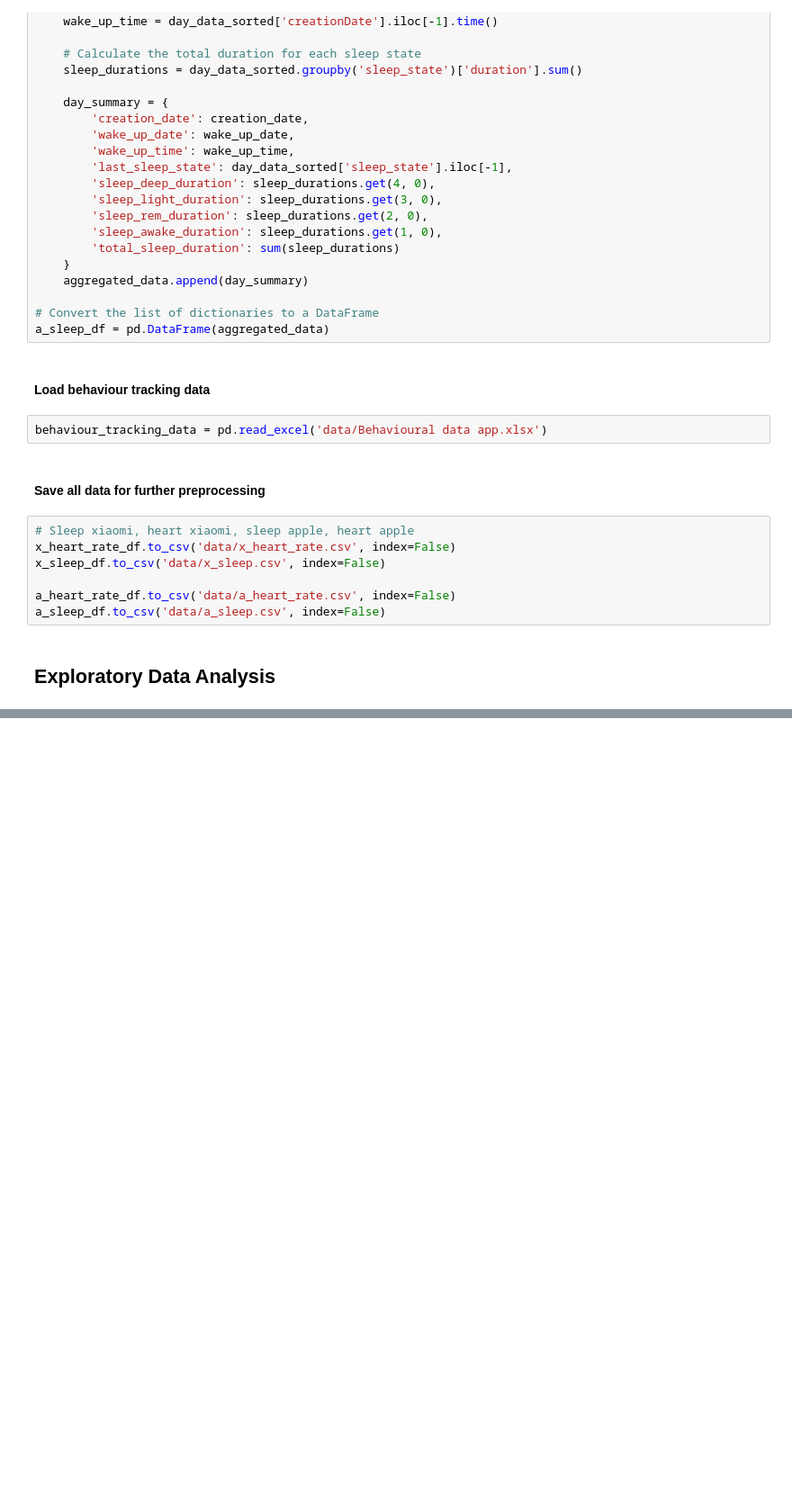
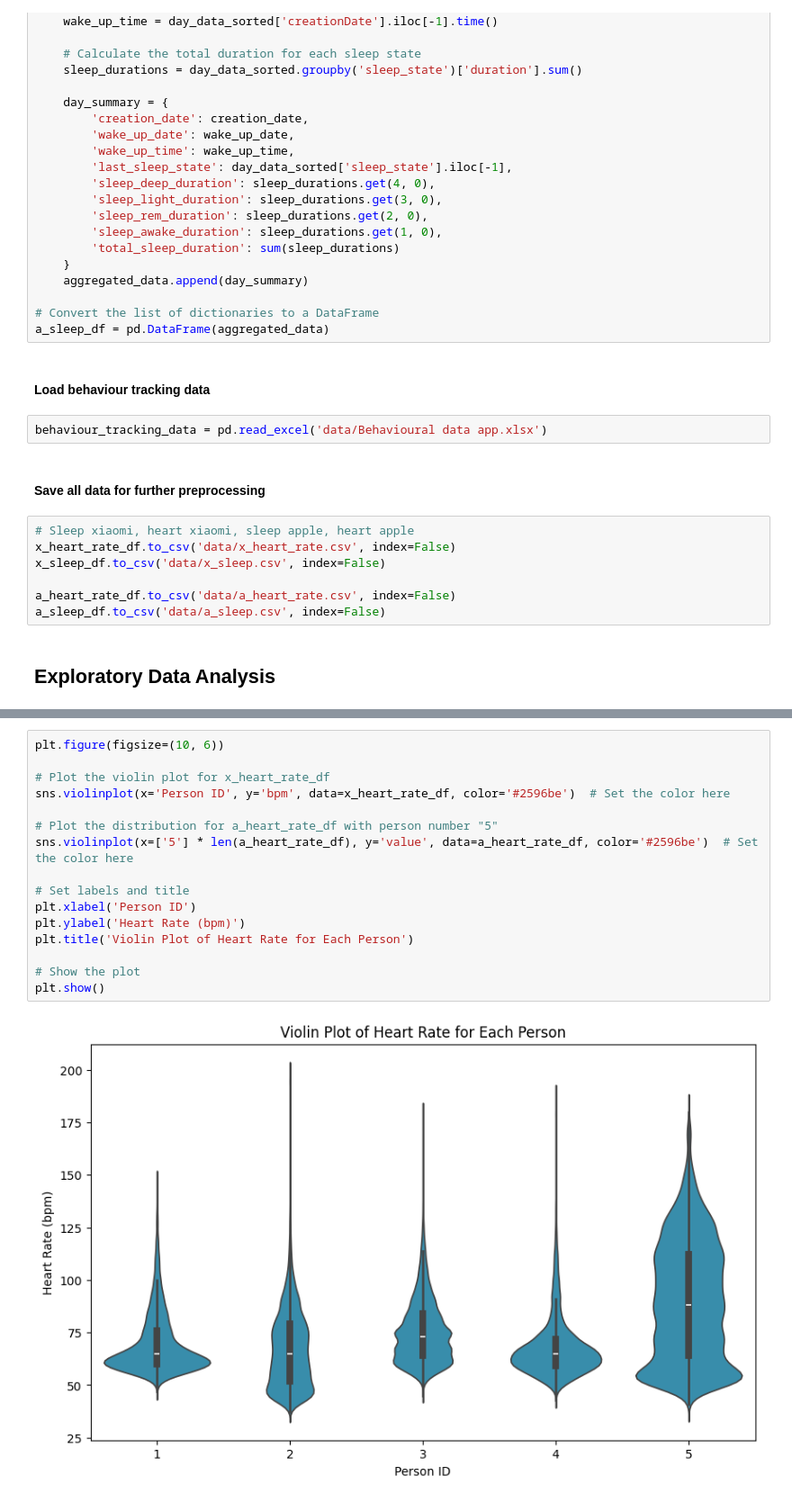
Before and after one commit to RomanNekrasov/smartwake-heart-rate-study, a Jupyter notebook: EDA.ipynb, the cells around one changed output, grey strips where cells are left out. Shown at 90% size. Cells and saved outputs as stored; diff of their text form; blank space fills up the shorter version.

```diff
--- a/EDA.ipynb
+++ b/EDA.ipynb
@@ -196,0 +209,18 @@ Hier simpel houden, bij analysis meer diepgang:
+# %%
+plt.figure(figsize=(10, 6))
+
+# Plot the violin plot for x_heart_rate_df
+sns.violinplot(x='Person ID', y='bpm', data=x_heart_rate_df, color='#2596be')  # Set the color here
+
+# Plot the distribution for a_heart_rate_df with person number "5"
+sns.violinplot(x=['5'] * len(a_heart_rate_df), y='value', data=a_heart_rate_df, color='#2596be')  # Set the color here
+
+# Set labels and title
+plt.xlabel('Person ID')
+plt.ylabel('Heart Rate (bpm)')
+plt.title('Violin Plot of Heart Rate for Each Person')
+
+# Show the plot
+plt.show()
+# %% [output]
+[figure, added]
```
Also changed, not shown: parts of 19 cells of this notebook.
